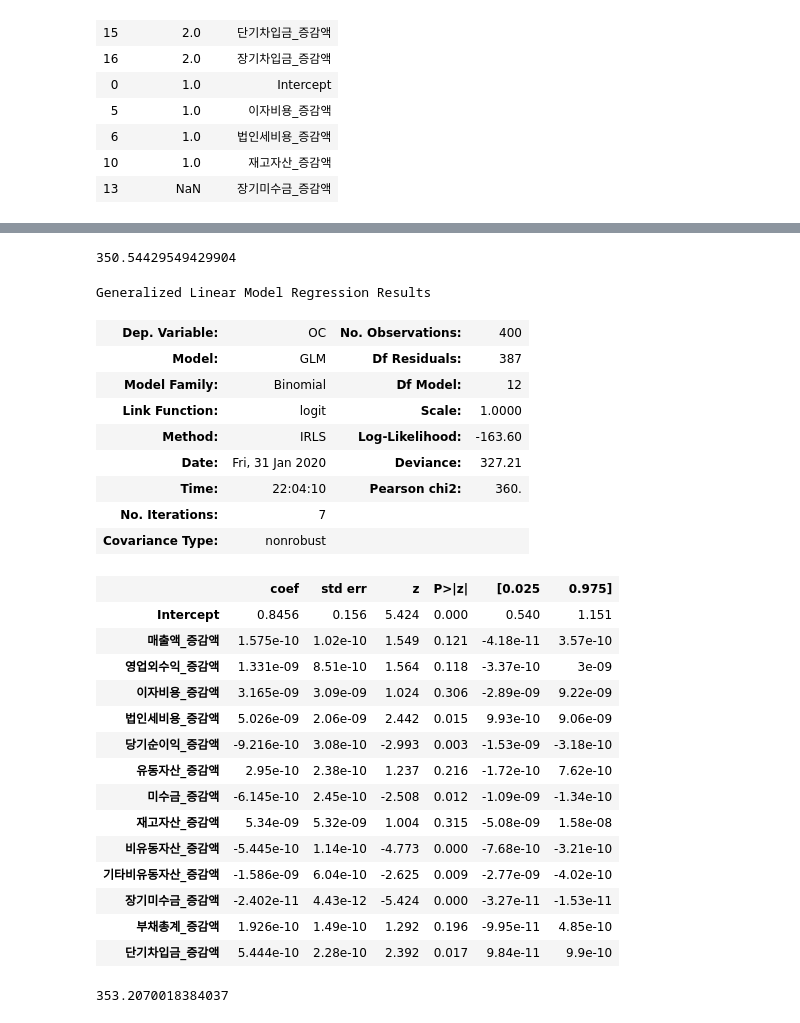
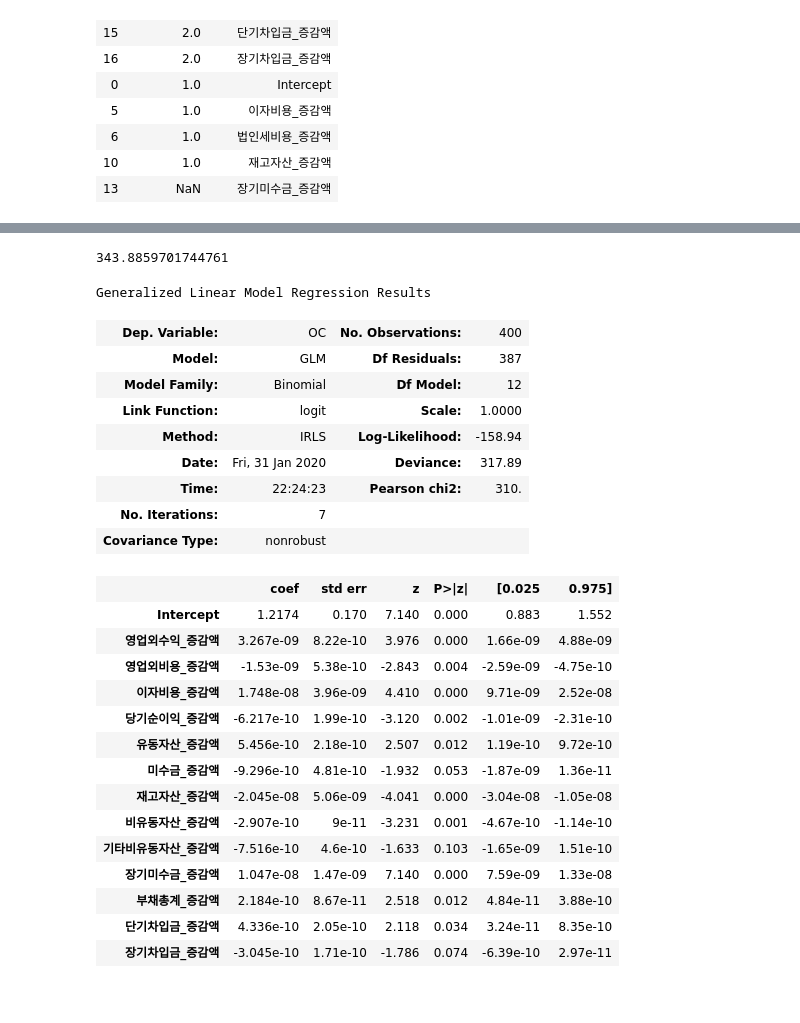
Before and after one commit to bill7845/jupyter_repo, a Jupyter notebook: jupyter_CODE/병원개폐업예측모델링/병원개폐업예측모델링_5.ipynb, the cells around one changed output, grey strips where cells are left out. Drawn from its saved outputs; the diff is of its cells as text; code cells hidden in the pictures.

```diff
--- a/jupyter_CODE/병원개폐업예측모델링/병원개폐업예측모델링_5.ipynb
+++ b/jupyter_CODE/병원개폐업예측모델링/병원개폐업예측모델링_5.ipynb
@@ -314,4 +319,13 @@ Generalized Linear Model Regression Results
+# %%
+model_2 = smf.glm(
+    formula = "OC ~영업외수익_증감액 + 영업외비용_증감액 + 이자비용_증감액 + 당기순이익_증감액 + \
+       유동자산_증감액 + 미수금_증감액 + 재고자산_증감액 + 비유동자산_증감액 + \
+       기타비유동자산_증감액 + 장기미수금_증감액 + 부채총계_증감액 + 단기차입금_증감액 + \
+       + 장기차입금_증감액",
+    data = train_res,
+    family = sm.families.Binomial()
+).fit()
 # %%
-model_1.aic
+model_2.aic
 # %% [output]
-350.54429549429904
+343.8859701744761
@@ -327,35 +332,31 @@ model_1 = smf.glm(
 # %%
-model_1.summary()
+model_2.summary()
 # %% [output]
 Generalized Linear Model Regression Results
 | Dep. Variable: | OC | No. Observations: | 400 |
 | Model: | GLM | Df Residuals: | 387 |
 | Model Family: | Binomial | Df Model: | 12 |
 | Link Function: | logit | Scale: | 1.0000 |
-| Method: | IRLS | Log-Likelihood: | -163.60 |
-| Date: | Fri, 31 Jan 2020 | Deviance: | 327.21 |
-| Time: | 22:04:10 | Pearson chi2: | 360. |
+| Method: | IRLS | Log-Likelihood: | -158.94 |
+| Date: | Fri, 31 Jan 2020 | Deviance: | 317.89 |
+| Time: | 22:24:23 | Pearson chi2: | 310. |
 | No. Iterations: | 7 |  |  |
 | Covariance Type: | nonrobust |  |  |
 |  | coef | std err | z | P>|z| | [0.025 | 0.975] |
-| Intercept | 0.8456 | 0.156 | 5.424 | 0.000 | 0.540 | 1.151 |
-| 매출액_증감액 | 1.575e-10 | 1.02e-10 | 1.549 | 0.121 | -4.18e-11 | 3.57e-10 |
-| 영업외수익_증감액 | 1.331e-09 | 8.51e-10 | 1.564 | 0.118 | -3.37e-10 | 3e-09 |
-| 이자비용_증감액 | 3.165e-09 | 3.09e-09 | 1.024 | 0.306 | -2.89e-09 | 9.22e-09 |
-| 법인세비용_증감액 | 5.026e-09 | 2.06e-09 | 2.442 | 0.015 | 9.93e-10 | 9.06e-09 |
-| 당기순이익_증감액 | -9.216e-10 | 3.08e-10 | -2.993 | 0.003 | -1.53e-09 | -3.18e-10 |
-| 유동자산_증감액 | 2.95e-10 | 2.38e-10 | 1.237 | 0.216 | -1.72e-10 | 7.62e-10 |
-| 미수금_증감액 | -6.145e-10 | 2.45e-10 | -2.508 | 0.012 | -1.09e-09 | -1.34e-10 |
-| 재고자산_증감액 | 5.34e-09 | 5.32e-09 | 1.004 | 0.315 | -5.08e-09 | 1.58e-08 |
-| 비유동자산_증감액 | -5.445e-10 | 1.14e-10 | -4.773 | 0.000 | -7.68e-10 | -3.21e-10 |
-| 기타비유동자산_증감액 | -1.586e-09 | 6.04e-10 | -2.625 | 0.009 | -2.77e-09 | -4.02e-10 |
-| 장기미수금_증감액 | -2.402e-11 | 4.43e-12 | -5.424 | 0.000 | -3.27e-11 | -1.53e-11 |
-| 부채총계_증감액 | 1.926e-10 | 1.49e-10 | 1.292 | 0.196 | -9.95e-11 | 4.85e-10 |
-| 단기차입금_증감액 | 5.444e-10 | 2.28e-10 | 2.392 | 0.017 | 9.84e-11 | 9.9e-10 |
+| Intercept | 1.2174 | 0.170 | 7.140 | 0.000 | 0.883 | 1.552 |
+| 영업외수익_증감액 | 3.267e-09 | 8.22e-10 | 3.976 | 0.000 | 1.66e-09 | 4.88e-09 |
+| 영업외비용_증감액 | -1.53e-09 | 5.38e-10 | -2.843 | 0.004 | -2.59e-09 | -4.75e-10 |
+| 이자비용_증감액 | 1.748e-08 | 3.96e-09 | 4.410 | 0.000 | 9.71e-09 | 2.52e-08 |
+| 당기순이익_증감액 | -6.217e-10 | 1.99e-10 | -3.120 | 0.002 | -1.01e-09 | -2.31e-10 |
+| 유동자산_증감액 | 5.456e-10 | 2.18e-10 | 2.507 | 0.012 | 1.19e-10 | 9.72e-10 |
+| 미수금_증감액 | -9.296e-10 | 4.81e-10 | -1.932 | 0.053 | -1.87e-09 | 1.36e-11 |
+| 재고자산_증감액 | -2.045e-08 | 5.06e-09 | -4.041 | 0.000 | -3.04e-08 | -1.05e-08 |
+| 비유동자산_증감액 | -2.907e-10 | 9e-11 | -3.231 | 0.001 | -4.67e-10 | -1.14e-10 |
+| 기타비유동자산_증감액 | -7.516e-10 | 4.6e-10 | -1.633 | 0.103 | -1.65e-09 | 1.51e-10 |
+| 장기미수금_증감액 | 1.047e-08 | 1.47e-09 | 7.140 | 0.000 | 7.59e-09 | 1.33e-08 |
+| 부채총계_증감액 | 2.184e-10 | 8.67e-11 | 2.518 | 0.012 | 4.84e-11 | 3.88e-10 |
+| 단기차입금_증감액 | 4.336e-10 | 2.05e-10 | 2.118 | 0.034 | 3.24e-11 | 8.35e-10 |
+| 장기차입금_증감액 | -3.045e-10 | 1.71e-10 | -1.786 | 0.074 | -6.39e-10 | 2.97e-11 |
-# %%
-model_1.aic
-# %% [output]
-353.2070018384037
 # %%
 ################################################################################################
 # %%
```
Also changed, not shown: parts of 15 cells of this notebook, 3 other files.
